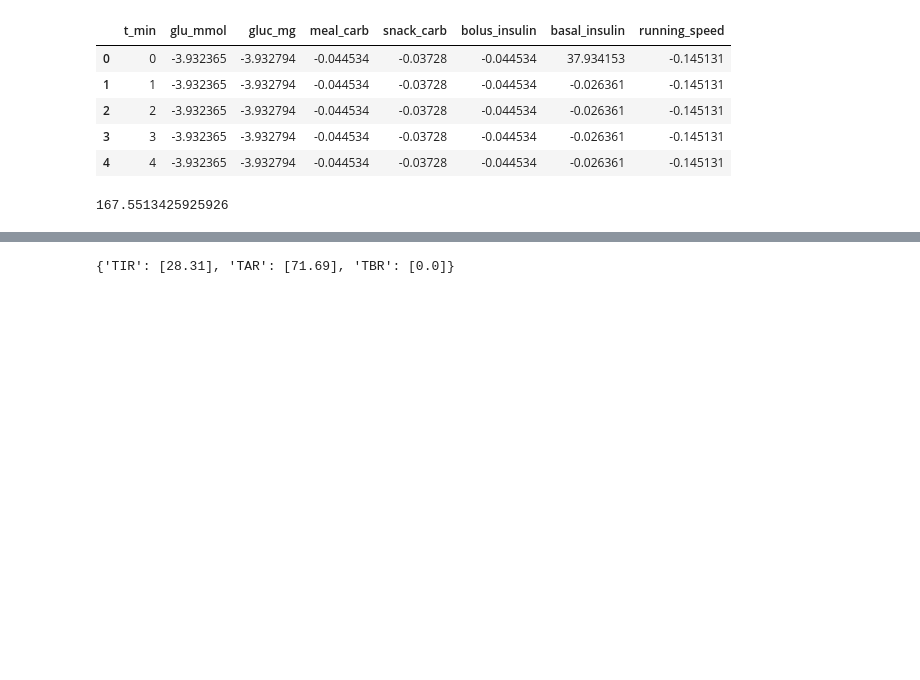
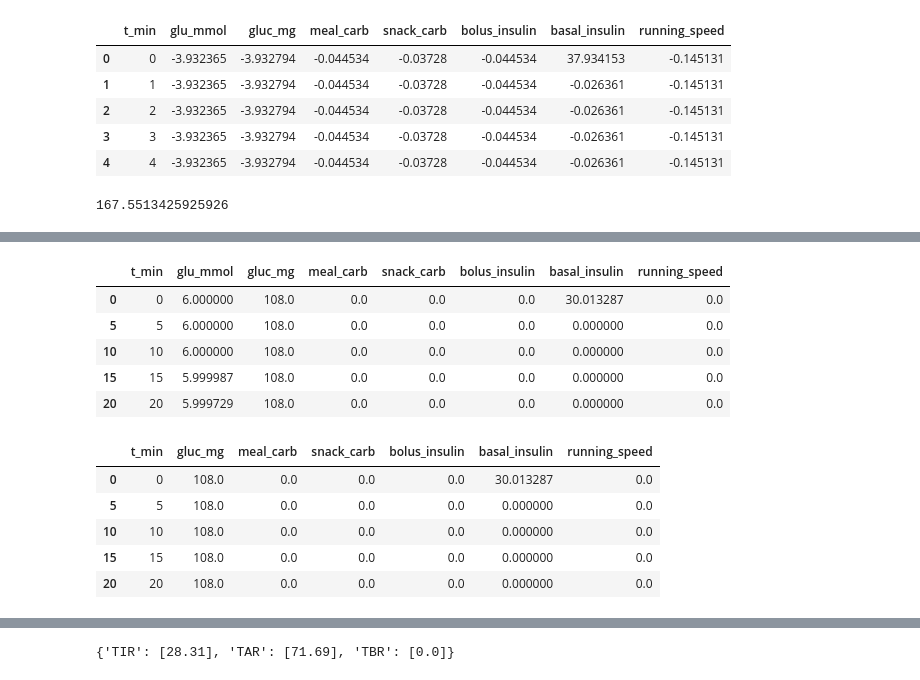
Before and after one commit to WillyFtAb/TFG-GIS-Predictor-glucosa, a Jupyter notebook: Pruebas/estadisticas.ipynb, the cells around one changed output, grey strips where cells are left out. Drawn from its saved outputs; the diff is of its cells as text; code cells hidden in the pictures; blank space fills up the shorter version.

```diff
--- a/Pruebas/estadisticas.ipynb
+++ b/Pruebas/estadisticas.ipynb
@@ -137,0 +158,17 @@ datos[1]['p_0']['gluc_mg'].mean()
+# %%
+display(df_prueba.head())
+df_prueba = df_prueba.drop('glu_mmol', axis=1)
+df_prueba.head()
+# %% [output]
+|  | t_min | glu_mmol | gluc_mg | meal_carb | snack_carb | bolus_insulin | basal_insulin | running_speed |
+| 0 | 0 | 6.000000 | 108.0 | 0.0 | 0.0 | 0.0 | 30.013287 | 0.0 |
+| 5 | 5 | 6.000000 | 108.0 | 0.0 | 0.0 | 0.0 | 0.000000 | 0.0 |
+| 10 | 10 | 6.000000 | 108.0 | 0.0 | 0.0 | 0.0 | 0.000000 | 0.0 |
+| 15 | 15 | 5.999987 | 108.0 | 0.0 | 0.0 | 0.0 | 0.000000 | 0.0 |
+| 20 | 20 | 5.999729 | 108.0 | 0.0 | 0.0 | 0.0 | 0.000000 | 0.0 |
+|  | t_min | gluc_mg | meal_carb | snack_carb | bolus_insulin | basal_insulin | running_speed |
+| 0 | 0 | 108.0 | 0.0 | 0.0 | 0.0 | 30.013287 | 0.0 |
+| 5 | 5 | 108.0 | 0.0 | 0.0 | 0.0 | 0.000000 | 0.0 |
+| 10 | 10 | 108.0 | 0.0 | 0.0 | 0.0 | 0.000000 | 0.0 |
+| 15 | 15 | 108.0 | 0.0 | 0.0 | 0.0 | 0.000000 | 0.0 |
+| 20 | 20 | 108.0 | 0.0 | 0.0 | 0.0 | 0.000000 | 0.0 |
```
Also changed, not shown: parts of 11 cells of this notebook.
